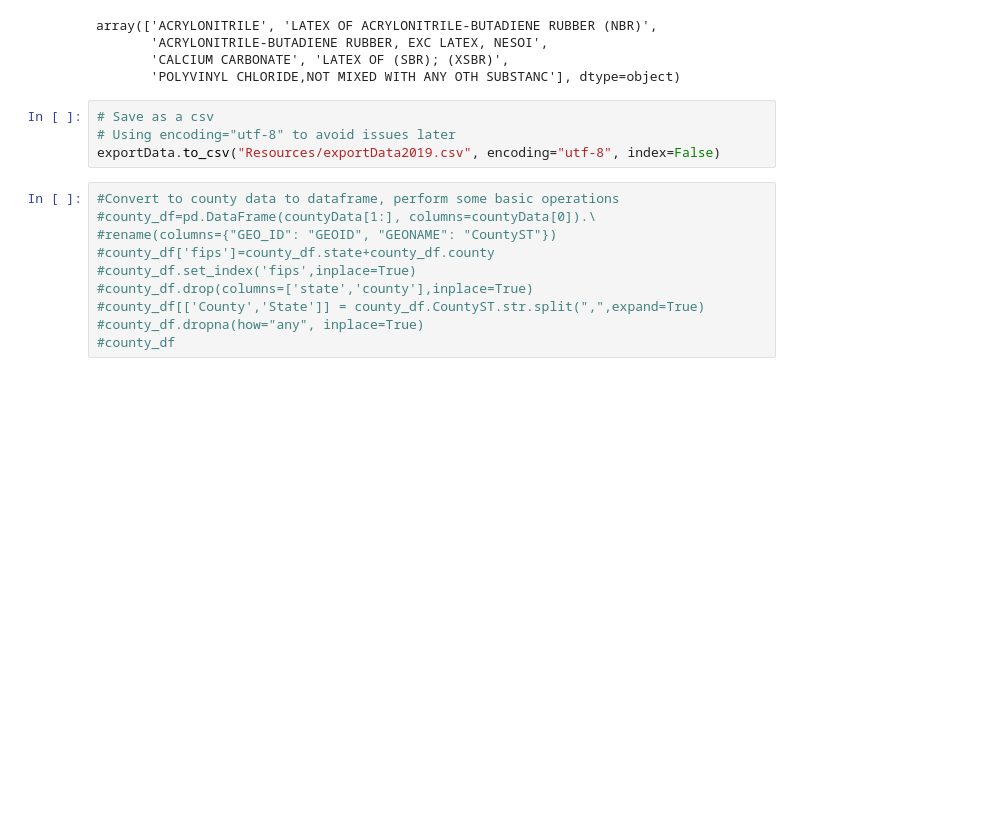
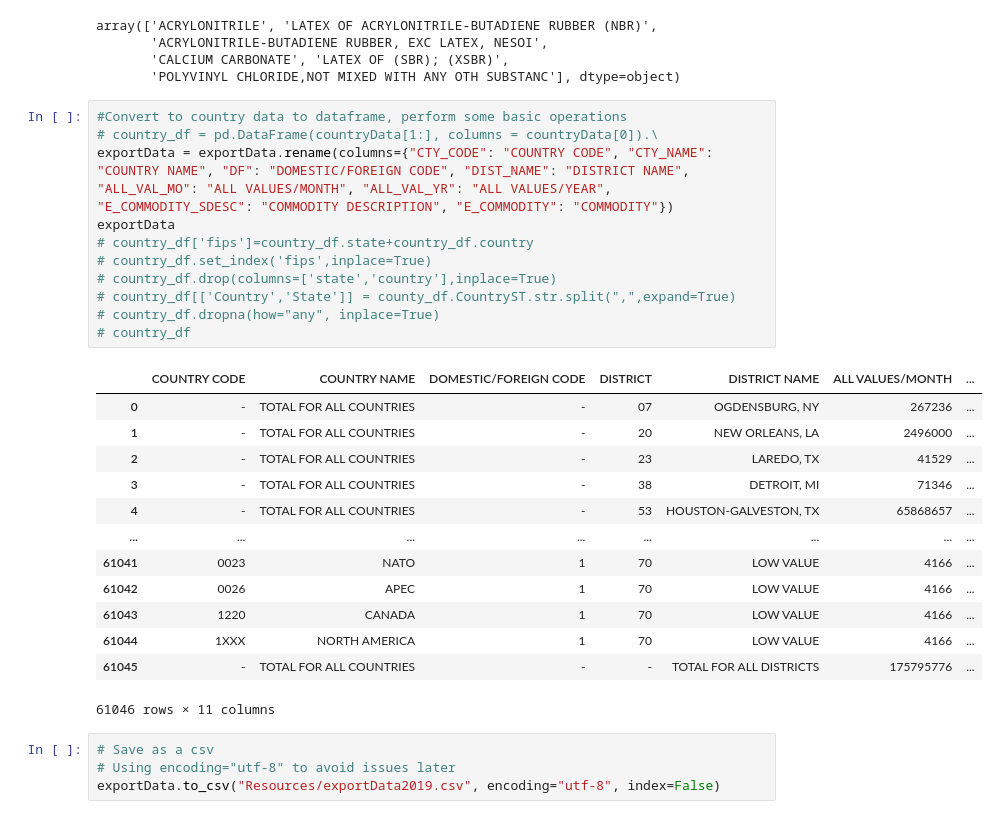
Before and after one commit to LaurenEGardner/bootcamp-project2, a Jupyter notebook: exportAPI.ipynb, the cells around one changed output. Saved outputs shown, nothing was run; the diff lists cells and outputs as text; blank space fills up the shorter version.

Commit message:
Updating headers on data.

```diff
--- a/exportAPI.ipynb
+++ b/exportAPI.ipynb
@@ -91,17 +91,32 @@ array(['ACRYLONITRILE', 'LATEX OF ACRYLONITRILE-BUTADIENE RUBBER (NBR)',
        'ACRYLONITRILE-BUTADIENE RUBBER, EXC LATEX, NESOI',
        'CALCIUM CARBONATE', 'LATEX OF (SBR); (XSBR)',
        'POLYVINYL CHLORIDE,NOT MIXED WITH ANY OTH SUBSTANC'], dtype=object)
+# %%
+#Convert to country data to dataframe, perform some basic operations
+# country_df = pd.DataFrame(countryData[1:], columns = countryData[0]).\
+exportData = exportData.rename(columns={"CTY_CODE": "COUNTRY CODE", "CTY_NAME": "COUNTRY NAME", "DF": "DOMESTIC/FOREIGN CODE", "DIST_NAME": "DISTRICT NAME", "ALL_VAL_MO": "ALL VALUES/MONTH", "ALL_VAL_YR": "ALL VALUES/YEAR", "E_COMMODITY_SDESC": "COMMODITY DESCRIPTION", "E_COMMODITY": "COMMODITY"})
+exportData
+# country_df['fips']=country_df.state+country_df.country
+# country_df.set_index('fips',inplace=True)
+# country_df.drop(columns=['state','country'],inplace=True)
+# country_df[['Country','State']] = county_df.CountryST.str.split(",",expand=True)
+# country_df.dropna(how="any", inplace=True)
+# country_df
+# %% [output]
+|  | COUNTRY CODE | COUNTRY NAME | DOMESTIC/FOREIGN CODE | DISTRICT | DISTRICT NAME | ALL VALUES/MONTH | ... |
+| 0 | - | TOTAL FOR ALL COUNTRIES | - | 07 | OGDENSBURG, NY | 267236 | ... |
+| 1 | - | TOTAL FOR ALL COUNTRIES | - | 20 | NEW ORLEANS, LA | 2496000 | ... |
+| 2 | - | TOTAL FOR ALL COUNTRIES | - | 23 | LAREDO, TX | 41529 | ... |
+| 3 | - | TOTAL FOR ALL COUNTRIES | - | 38 | DETROIT, MI | 71346 | ... |
+| 4 | - | TOTAL FOR ALL COUNTRIES | - | 53 | HOUSTON-GALVESTON, TX | 65868657 | ... |
+| ... | ... | ... | ... | ... | ... | ... | ... |
+| 61041 | 0023 | NATO | 1 | 70 | LOW VALUE | 4166 | ... |
+| 61042 | 0026 | APEC | 1 | 70 | LOW VALUE | 4166 | ... |
+| 61043 | 1220 | CANADA | 1 | 70 | LOW VALUE | 4166 | ... |
+| 61044 | 1XXX | NORTH AMERICA | 1 | 70 | LOW VALUE | 4166 | ... |
+| 61045 | - | TOTAL FOR ALL COUNTRIES | - | - | TOTAL FOR ALL DISTRICTS | 175795776 | ... |
+61046 rows × 11 columns
 # %%
 # Save as a csv
 # Using encoding="utf-8" to avoid issues later
 exportData.to_csv("Resources/exportData2019.csv", encoding="utf-8", index=False)
-# %%
-#Convert to county data to dataframe, perform some basic operations
-#county_df=pd.DataFrame(countyData[1:], columns=countyData[0]).\
-#rename(columns={"GEO_ID": "GEOID", "GEONAME": "CountyST"})
-#county_df['fips']=county_df.state+county_df.county
-#county_df.set_index('fips',inplace=True)
-#county_df.drop(columns=['state','county'],inplace=True)
-#county_df[['County','State']] = county_df.CountyST.str.split(",",expand=True)
-#county_df.dropna(how="any", inplace=True)
-#county_df
```
Also changed, not shown: parts of 1 cell of this notebook, 7 other files.
